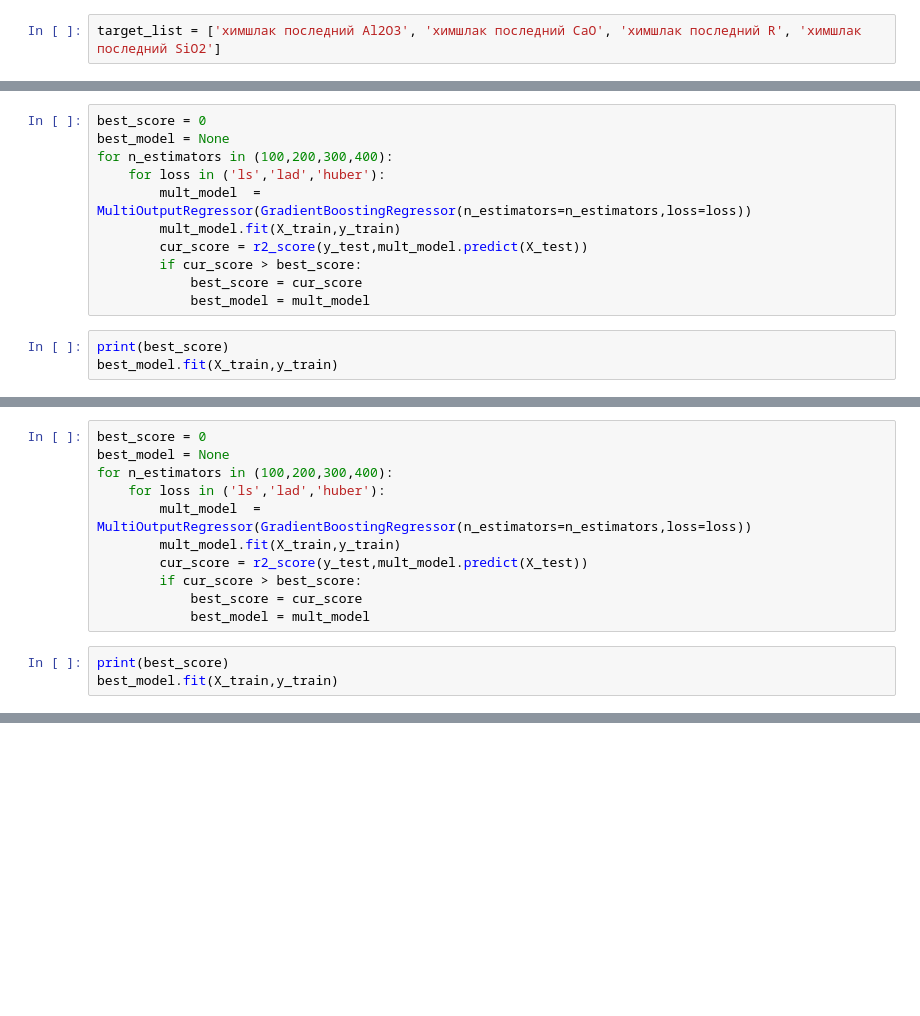
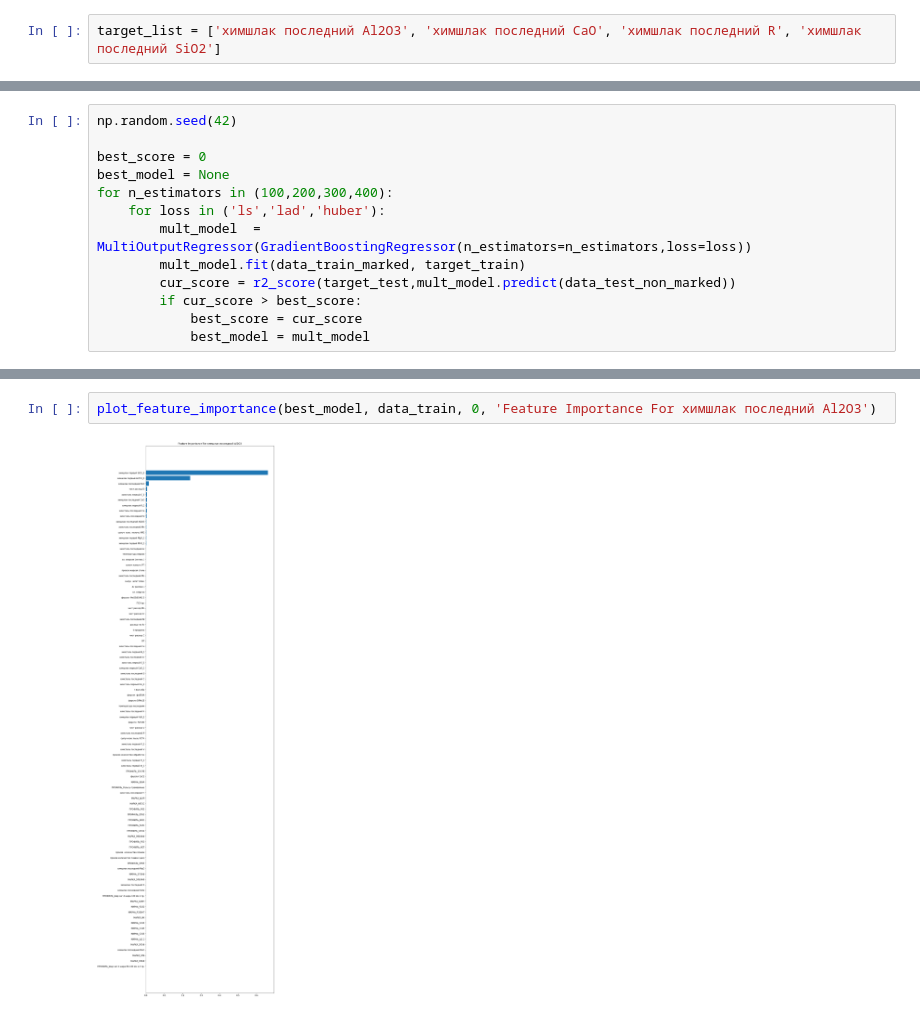
Before and after one commit to OnlyOneUseAcc/Evraz-SCC-prediction, a Jupyter notebook: GBR.ipynb, the cells around one changed output, grey strips where cells are left out. Drawn from its saved outputs; the diff is of its cells as text; blank space fills up the shorter version.

Commit message:
update model

```diff
--- a/GBR.ipynb
+++ b/GBR.ipynb
@@ -26,14 +63,13 @@ X_train, X_test, y_train, y_test = train_test_split(X, y, test_size=0.3)
 # %%
+np.random.seed(42)
+
 best_score = 0
 best_model = None
 for n_estimators in (100,200,300,400):
     for loss in ('ls','lad','huber'):
         mult_model  = MultiOutputRegressor(GradientBoostingRegressor(n_estimators=n_estimators,loss=loss))
-        mult_model.fit(X_train,y_train)
-        cur_score = r2_score(y_test,mult_model.predict(X_test))
+        mult_model.fit(data_train_marked, target_train)
+        cur_score = r2_score(target_test,mult_model.predict(data_test_non_marked))
         if cur_score > best_score:
             best_score = cur_score
             best_model = mult_model
-# %%
-print(best_score)
-best_model.fit(X_train,y_train)
@@ -108,14 +75,0 @@ X_train, X_test, y_train, y_test = train_test_split(X, y, test_size=0.3)
-# %%
-best_score = 0
-best_model = None
-for n_estimators in (100,200,300,400):
-    for loss in ('ls','lad','huber'):
-        mult_model  = MultiOutputRegressor(GradientBoostingRegressor(n_estimators=n_estimators,loss=loss))
-        mult_model.fit(X_train,y_train)
-        cur_score = r2_score(y_test,mult_model.predict(X_test))
-        if cur_score > best_score:
-            best_score = cur_score
-            best_model = mult_model
-# %%
-print(best_score)
-best_model.fit(X_train,y_train)
@@ -192,0 +76,4 @@ Text(0.5, 1.0, 'Feature Importance For химшлак последний SiO2')
+# %%
+plot_feature_importance(best_model, data_train, 0, 'Feature Importance For химшлак последний Al2O3')
+# %% [output]
+[figure, added]
```
Also changed, not shown: parts of 34 cells of this notebook, 2 other files.
